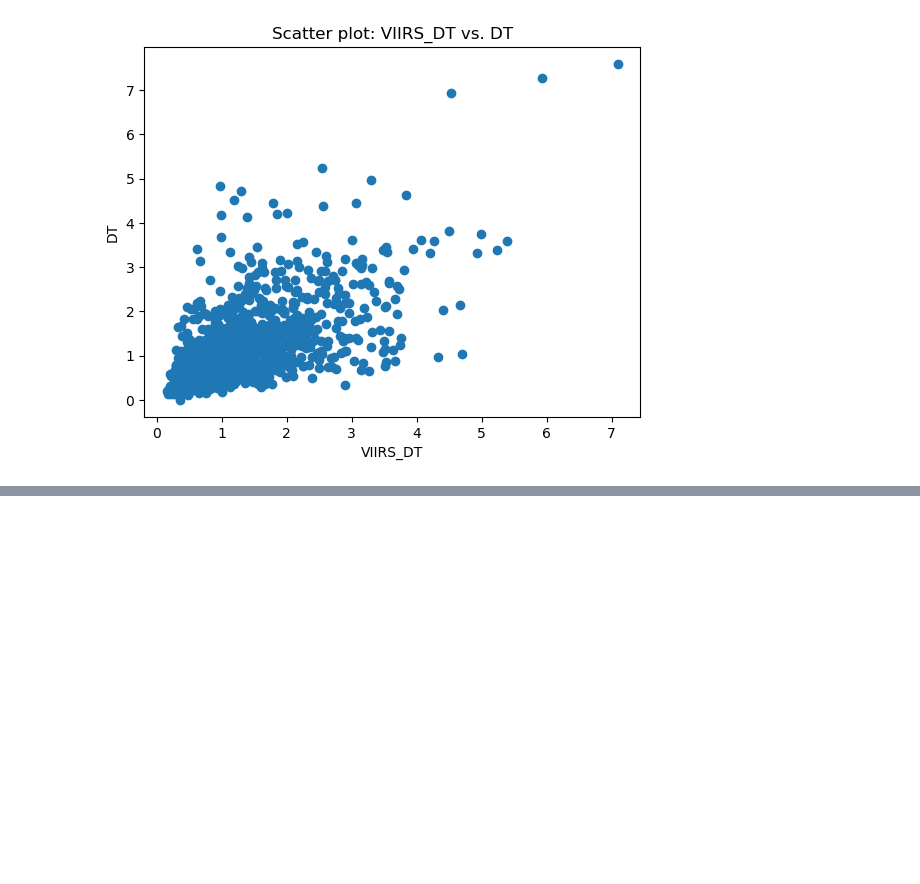
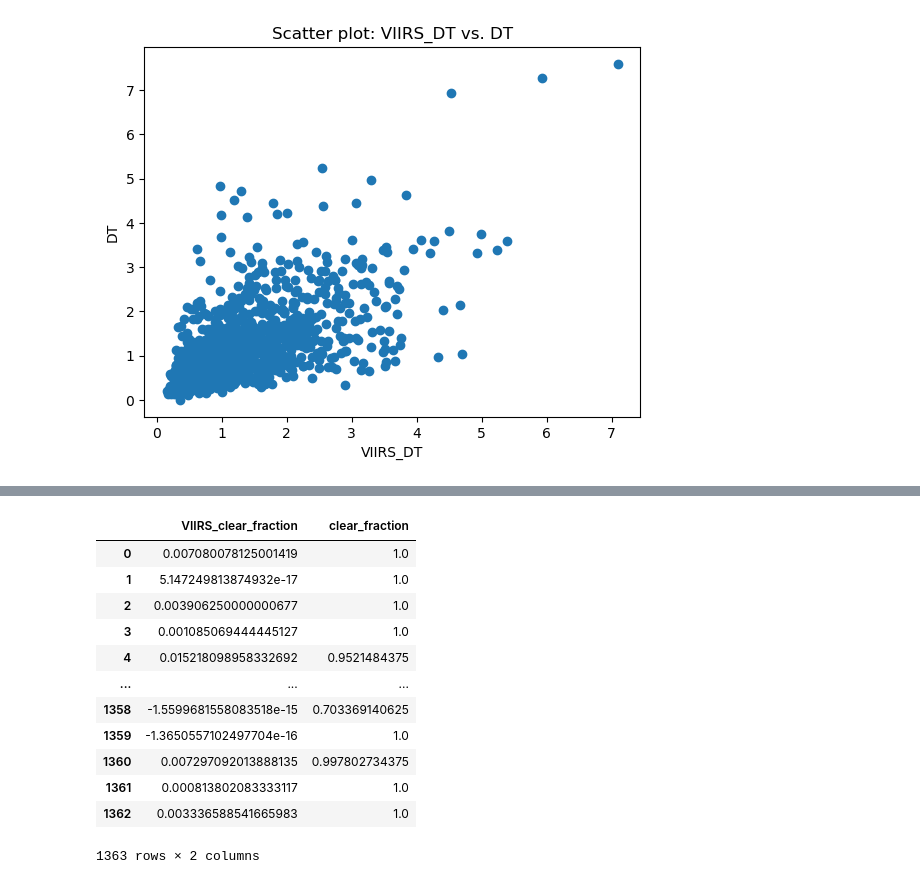
Before and after one commit to AI-for-Ocean-Science/ulmo, a Jupyter notebook: ulmo/sst_l3s/examining_extraction_tbls.ipynb, the cells around one changed output, grey strips where cells are left out. Cells and saved outputs as stored; diff of their text form; code cells hidden in the pictures; blank space fills up the shorter version.

```diff
--- a/ulmo/sst_l3s/examining_extraction_tbls.ipynb
+++ b/ulmo/sst_l3s/examining_extraction_tbls.ipynb
@@ -627,0 +628,16 @@ plt.show()
+# %%
+df[['VIIRS_clear_fraction', 'clear_fraction']]
+# %% [output]
+|  | VIIRS_clear_fraction | clear_fraction |
+| 0 | 0.007080078125001419 | 1.0 |
+| 1 | 5.147249813874932e-17 | 1.0 |
+| 2 | 0.003906250000000677 | 1.0 |
+| 3 | 0.001085069444445127 | 1.0 |
+| 4 | 0.015218098958332692 | 0.9521484375 |
+| ... | ... | ... |
+| 1358 | -1.5599681558083518e-15 | 0.703369140625 |
+| 1359 | -1.3650557102497704e-16 | 1.0 |
+| 1360 | 0.007297092013888135 | 0.997802734375 |
+| 1361 | 0.000813802083333117 | 1.0 |
+| 1362 | 0.003336588541665983 | 1.0 |
+1363 rows × 2 columns
```
Also changed, not shown: parts of 20 cells of this notebook.
